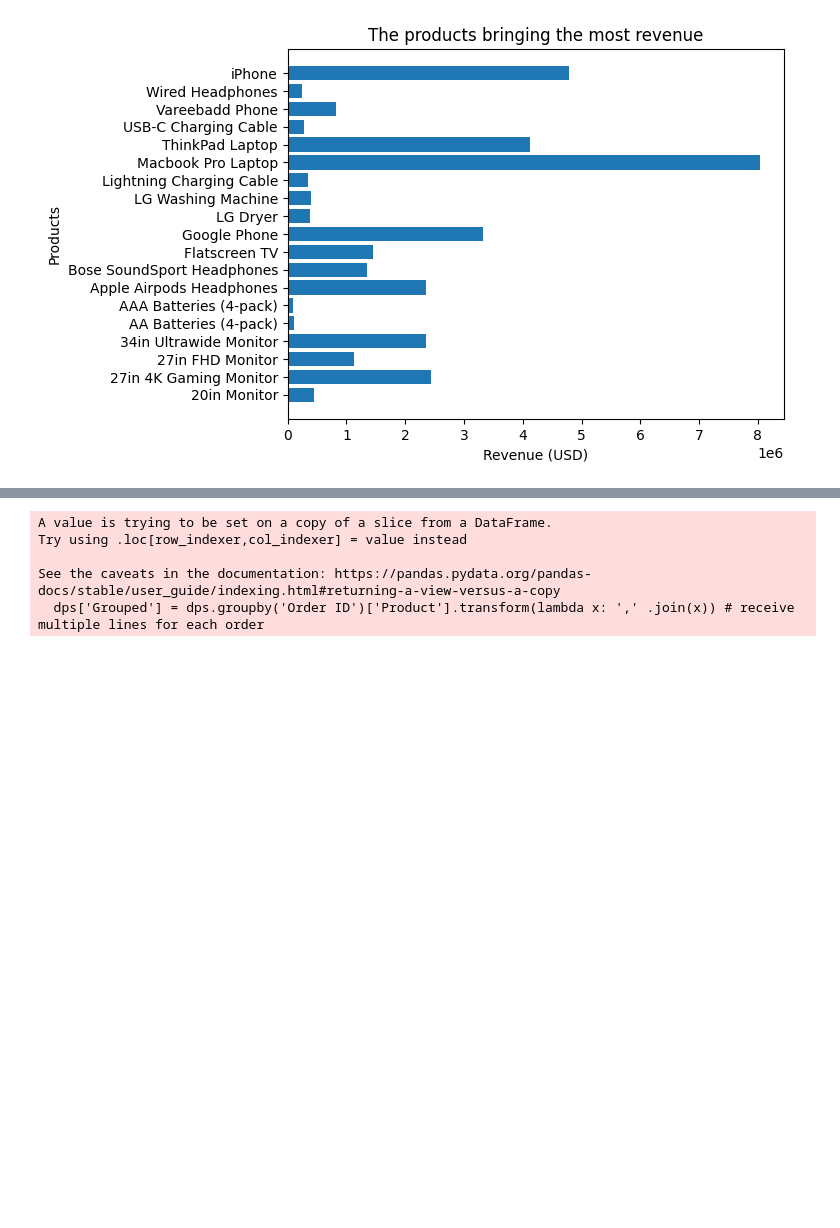
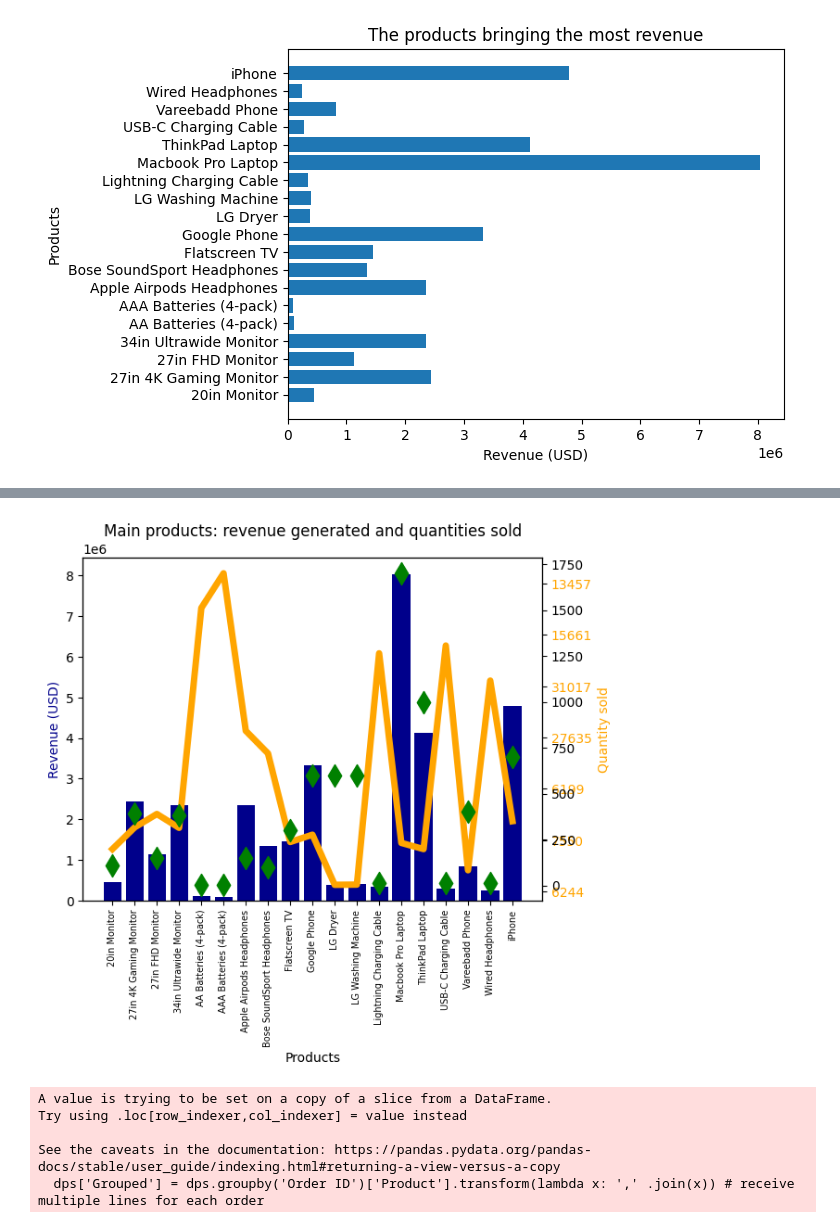
Before and after one commit to mezenka/Python_DataExploration, a Jupyter notebook: pandas_ds1.ipynb, the cells around one changed output, grey strips where cells are left out. Saved outputs shown, nothing was run; the diff lists cells and outputs as text; code cells hidden in the pictures; blank space fills up the shorter version.

```diff
--- a/pandas_ds1.ipynb
+++ b/pandas_ds1.ipynb
@@ -464,0 +457,4 @@ plt.show()
+# %%
+# calculating average price per each product
+avg_prices = all_data.groupby('Product').mean()['Price Each']
+avg_prices
@@ -465,3 +479,25 @@ plt.show()
+# %%
+# additionally plotting average price per product
+product_group = all_data.groupby('Product')
+qty_ordered = product_group.sum()['Quantity Ordered']
+sls_amt = product_group.sum()['Sales']
+products = [product for product, df in product_group]
+
+fig, ax1 = plt.subplots()
+ax2 = ax1.twinx()
+ax3 = ax1.twinx()
+ax1.bar(products, sls_amt, color='darkblue')
+ax2.plot(products, qty_ordered, color='orange', linewidth=5)
+ax3.scatter(products, avg_prices, color='green', s=150, marker='d') # 'o', 's', 'D', '^', 'v', '+', 'x', 'p'
+ax1.set_xlabel('Products')
+ax1.set_xticklabels(products, rotation='vertical', size=7) # alternatively ax1.xaxis.set_tick_params(rotation=90)
+ax1.set_ylabel('Revenue (USD)', color='darkblue')
+ax2.set_ylabel('Quantity sold', color='orange')
+ax2.set_yticklabels(qty_ordered, color='orange')
+plt.title('Main products: revenue generated and quantities sold')
+plt.show()
+# %% [output]
+[figure, added]
 # %%
 # finding products that were sold bundled together
 # finding orders with several products on them
```
Also changed, not shown: parts of 6 cells of this notebook.
